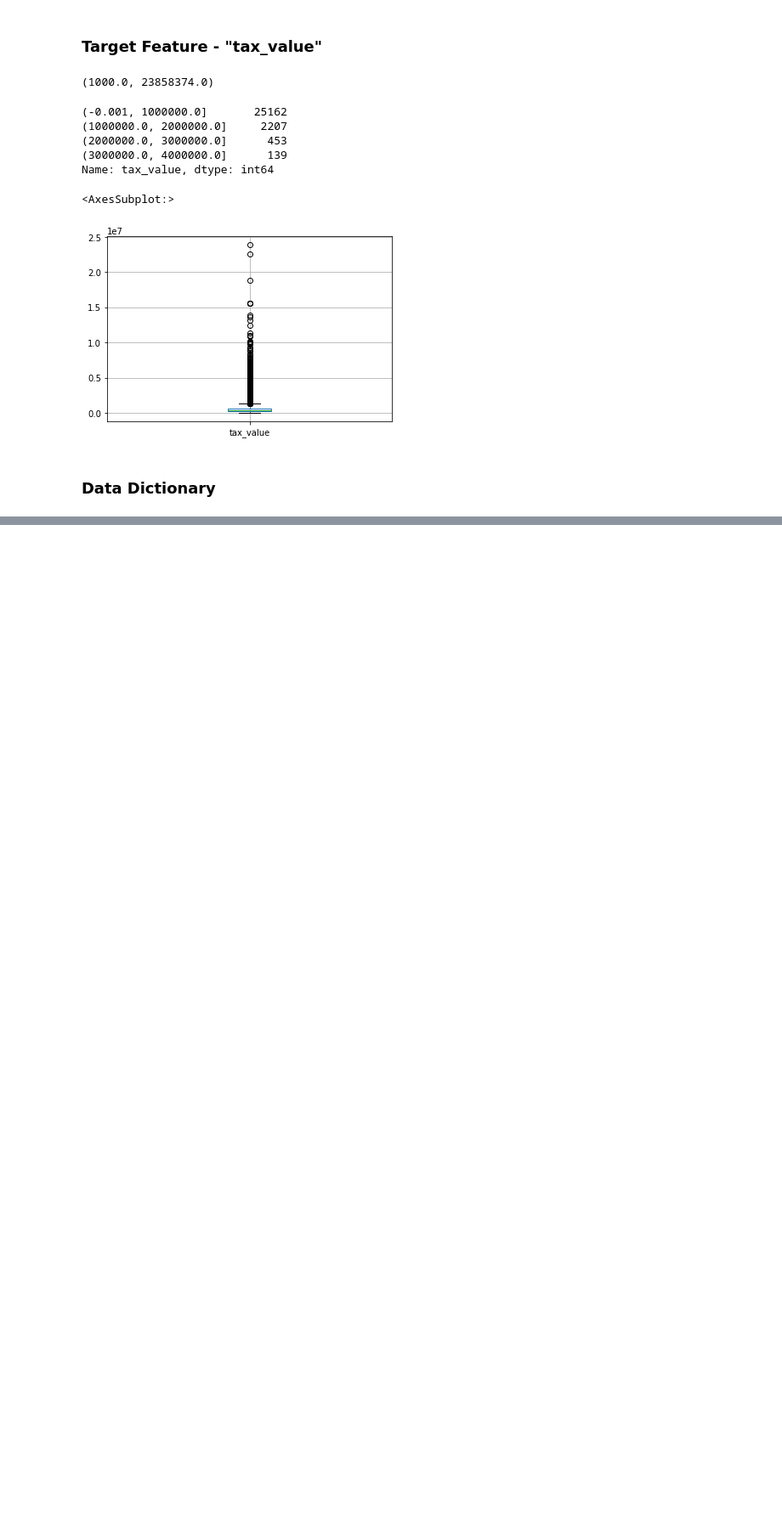
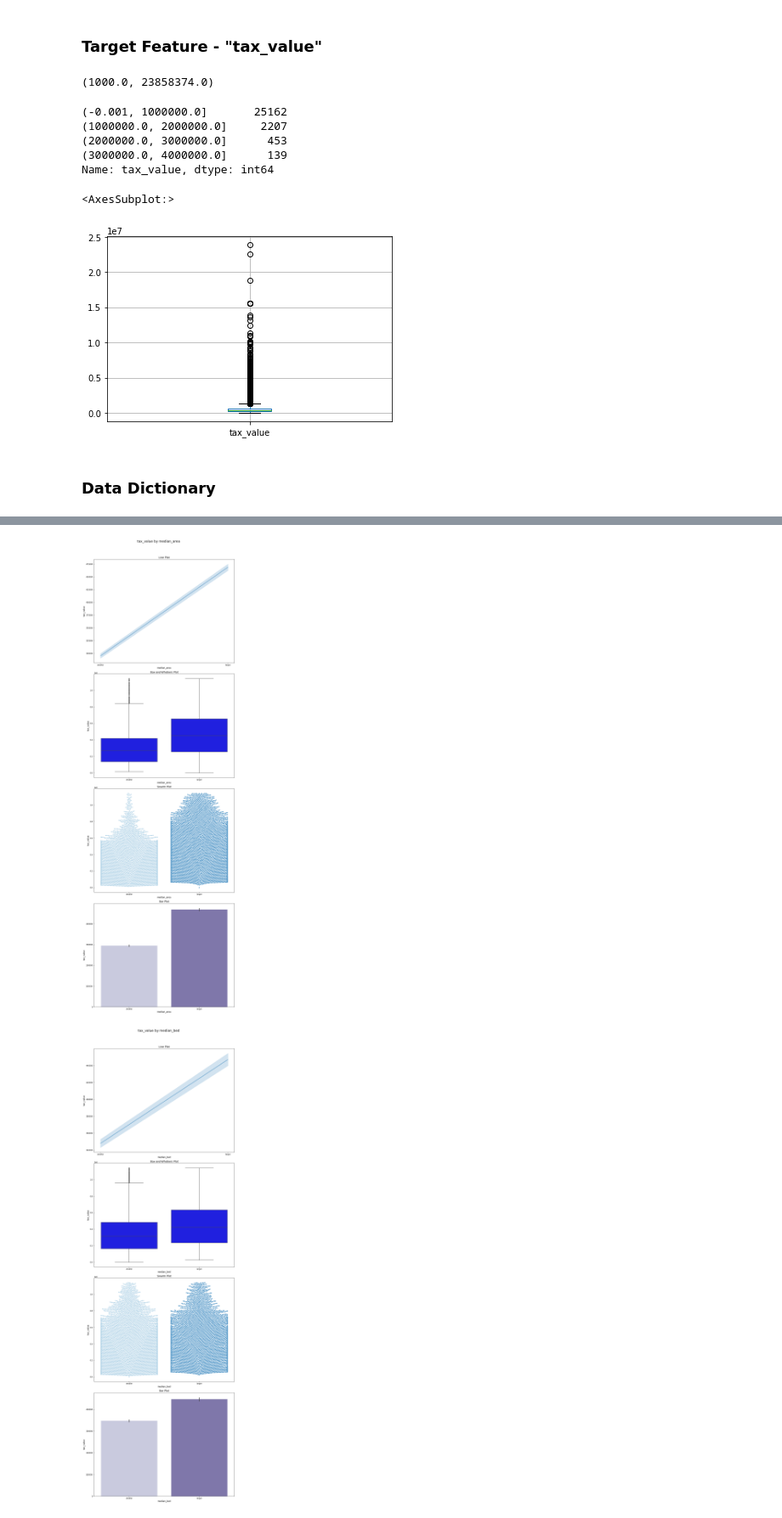
Before and after one commit to joshuamchavez2/Estimating-Zillow-Home-Values, a Jupyter notebook: final.ipynb, the cells around one changed output, grey strips where cells are left out. Shown at 85% size. Saved outputs shown, nothing was run; the diff lists cells and outputs as text; code cells hidden in the pictures; blank space fills up the shorter version.

```diff
--- a/final.ipynb
+++ b/final.ipynb
@@ -146,0 +294,3 @@ df.boxplot(column=["tax_value"])
+# %%
+categorical_vars = ['median_area', 'median_bed', 'median_bathrooms']
+continuous_vars = ['tax_value']
@@ -146,0 +310,5 @@ df.boxplot(column=["tax_value"])
+# %%
+explore.plot_categorical_and_continuous_vars(categorical_vars, continuous_vars, train)
+# %% [output]
+[figure, added]
+[figure, added]
```
Also changed, not shown: parts of 170 cells of this notebook, 2 other files.
